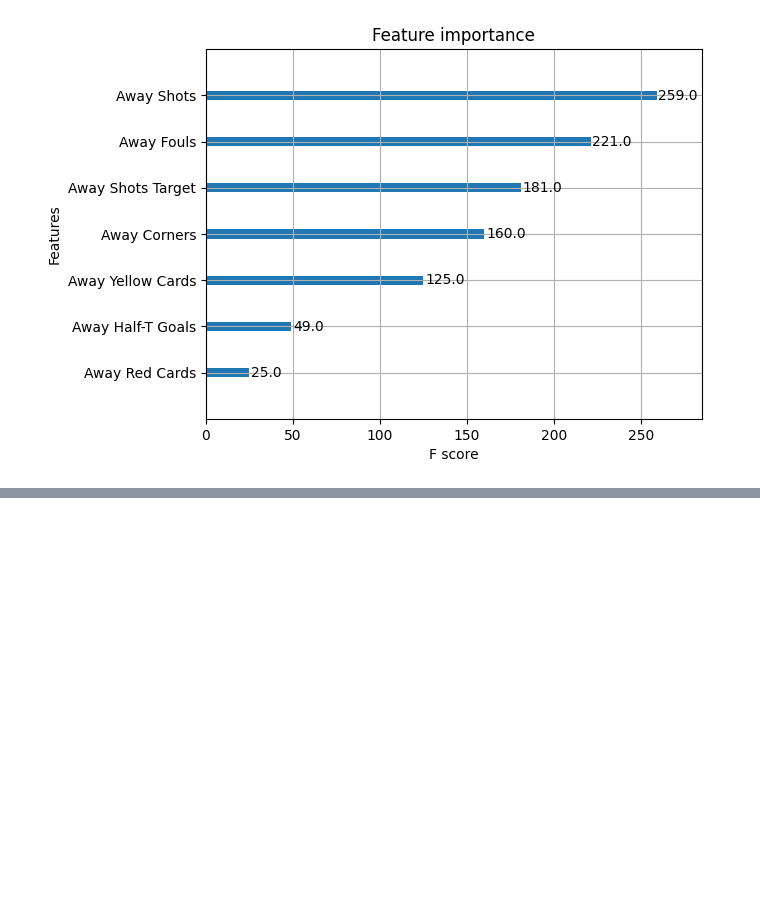
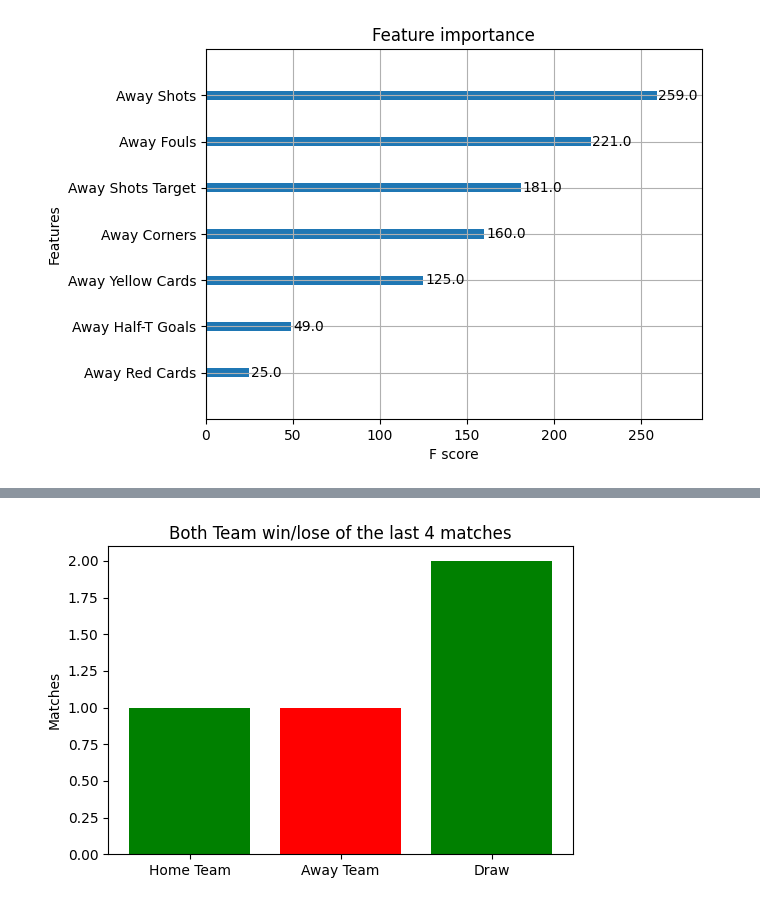
Before and after one commit to KriszgruberL/Football_match_prediction, a Jupyter notebook: processing/Processing.ipynb, the cells around one changed output, grey strips where cells are left out. Saved outputs shown, nothing was run; the diff lists cells and outputs as text; code cells hidden in the pictures; blank space fills up the shorter version.

```diff
--- a/processing/Processing.ipynb
+++ b/processing/Processing.ipynb
@@ -401,0 +455,30 @@ dfNumeric[dfNumeric['HomeTeamEnc'] ==home_club ]
+# %%
+#Home winning
+homeTotalWinning = matchesBTTeams[matchesBTTeams['Full Result_enc']==0]
+N_match_Home_won = len(homeTotalWinning)
+
+#away winning
+awayTotalWinning = matchesBTTeams[matchesBTTeams['Full Result_enc']==1]
+N_match_Away_won = len(awayTotalWinning)
+
+dfTotalDraw= matchesBTTeams[matchesBTTeams['Full Result_enc']==2]
+N_draw_match = len(dfTotalDraw)
+
+#Chart wining/losing
+
+# Labels and values for the bar chart
+teams = ['Home Team', 'Away Team','Draw']
+total_wins = [N_match_Home_won, N_match_Away_won,N_draw_match]
+n_matches = N_match_Home_won+N_match_Away_won+N_draw_match
+# Create the bar chart
+plt.figure(figsize=(6, 4))
+plt.bar(teams, total_wins, color=['green', 'red'])
+
+# Add title and labels
+plt.title(f'Both Team win/lose of the last {n_matches} matches')
+plt.ylabel('Matches')
+
+# Show the chart
+plt.show()
+# %% [output]
+[figure, added]
```
Also changed, not shown: parts of 7 cells of this notebook, 7 other files.
